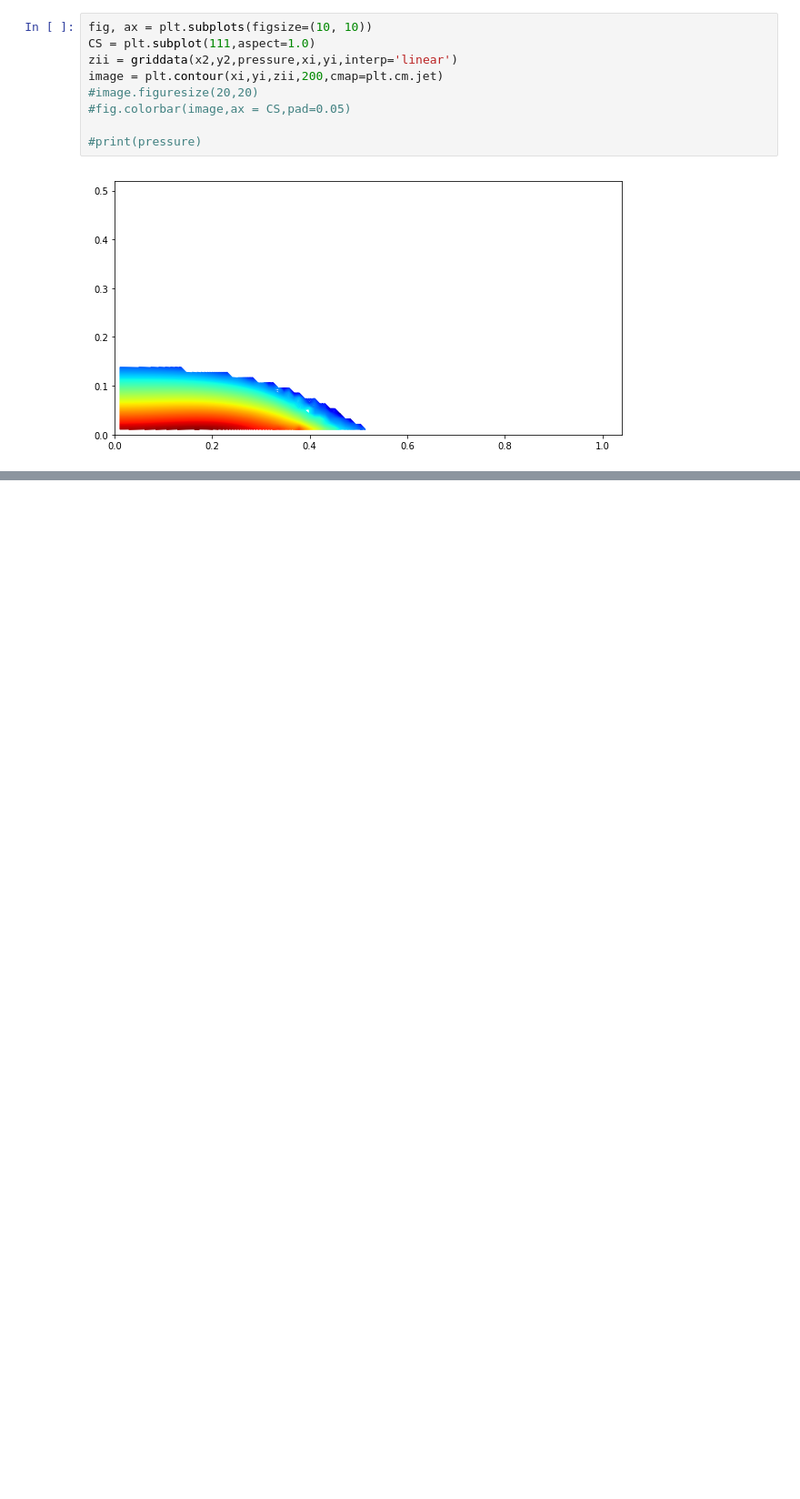
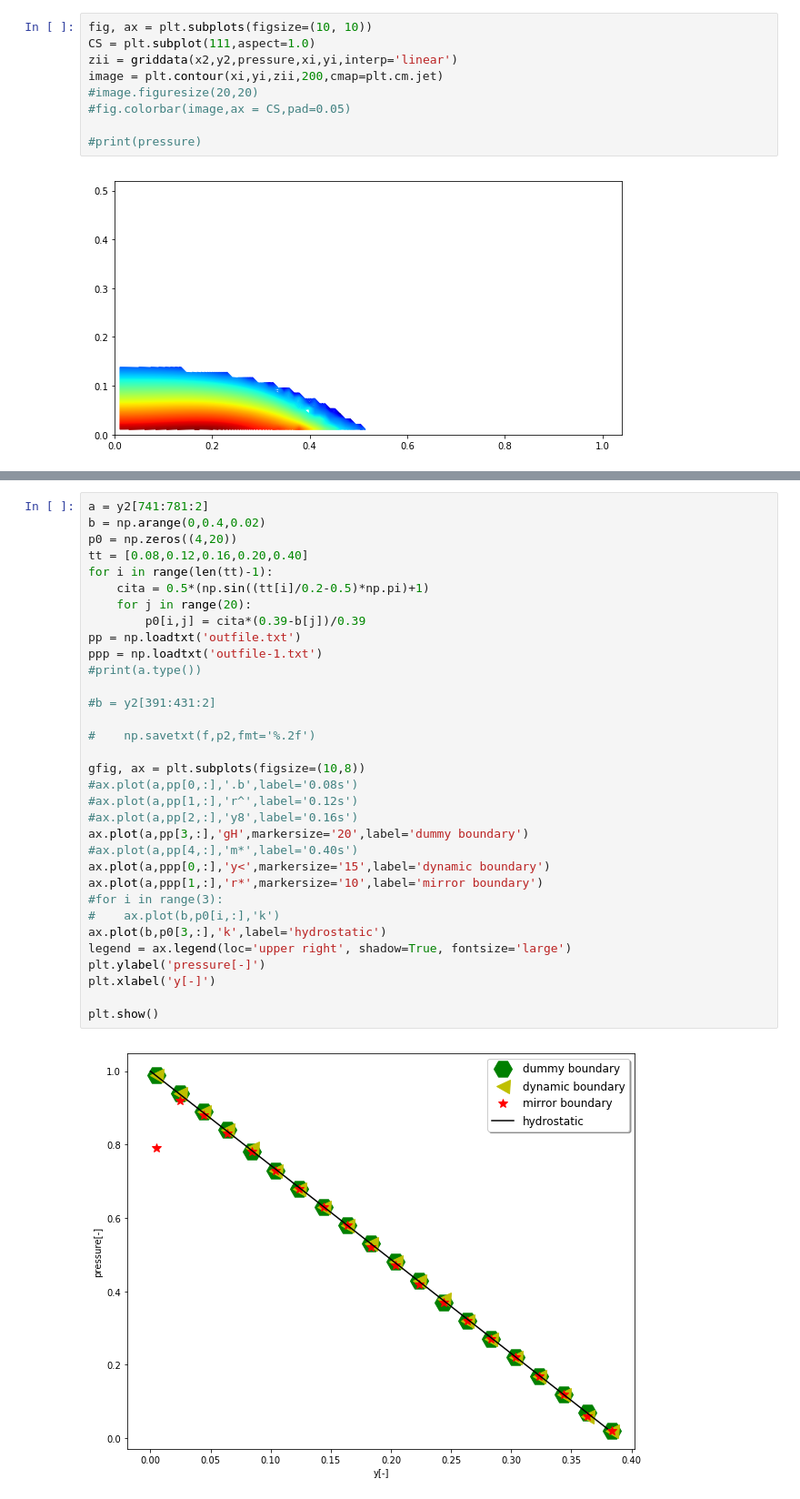
Before and after one commit to Jinx134235/static-water, a Jupyter notebook: particle&pressure plot.ipynb, the cells around one changed output, grey strips where cells are left out. Shown at 91% size. Saved outputs shown, nothing was run; the diff lists cells and outputs as text; blank space fills up the shorter version.

```diff
--- a/particle&pressure plot.ipynb
+++ b/particle&pressure plot.ipynb
@@ -126,3 +136,38 @@ print(9800*.39)
+# %%
+a = y2[741:781:2]
+b = np.arange(0,0.4,0.02)
+p0 = np.zeros((4,20))
+tt = [0.08,0.12,0.16,0.20,0.40]
+for i in range(len(tt)-1):
+    cita = 0.5*(np.sin((tt[i]/0.2-0.5)*np.pi)+1)
+    for j in range(20):
+        p0[i,j] = cita*(0.39-b[j])/0.39
+pp = np.loadtxt('outfile.txt')
+ppp = np.loadtxt('outfile-1.txt')
+#print(a.type())
+
+#b = y2[391:431:2]
+
+#    np.savetxt(f,p2,fmt='%.2f')
+
+gfig, ax = plt.subplots(figsize=(10,8))
+#ax.plot(a,pp[0,:],'.b',label='0.08s')
+#ax.plot(a,pp[1,:],'r^',label='0.12s')
+#ax.plot(a,pp[2,:],'y8',label='0.16s')
+ax.plot(a,pp[3,:],'gH',markersize='20',label='dummy boundary')
+#ax.plot(a,pp[4,:],'m*',label='0.40s')
+ax.plot(a,ppp[0,:],'y<',markersize='15',label='dynamic boundary')
+ax.plot(a,ppp[1,:],'r*',markersize='10',label='mirror boundary')
+#for i in range(3):
+#    ax.plot(b,p0[i,:],'k')
+ax.plot(b,p0[3,:],'k',label='hydrostatic')
+legend = ax.legend(loc='upper right', shadow=True, fontsize='large')
+plt.ylabel('pressure[-]')
+plt.xlabel('y[-]')
+
+plt.show()
+# %% [output]
+[figure, added]
 # %%
 dt = 8.e-5
 #damp = 2500*dt
```
Also changed, not shown: parts of 7 cells of this notebook, 8 other files.
